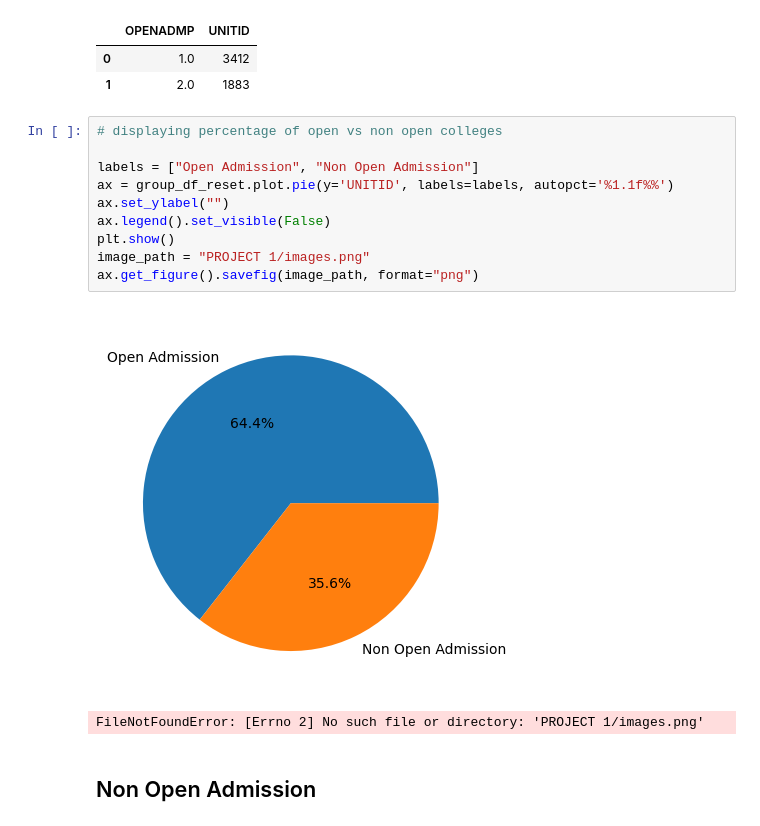
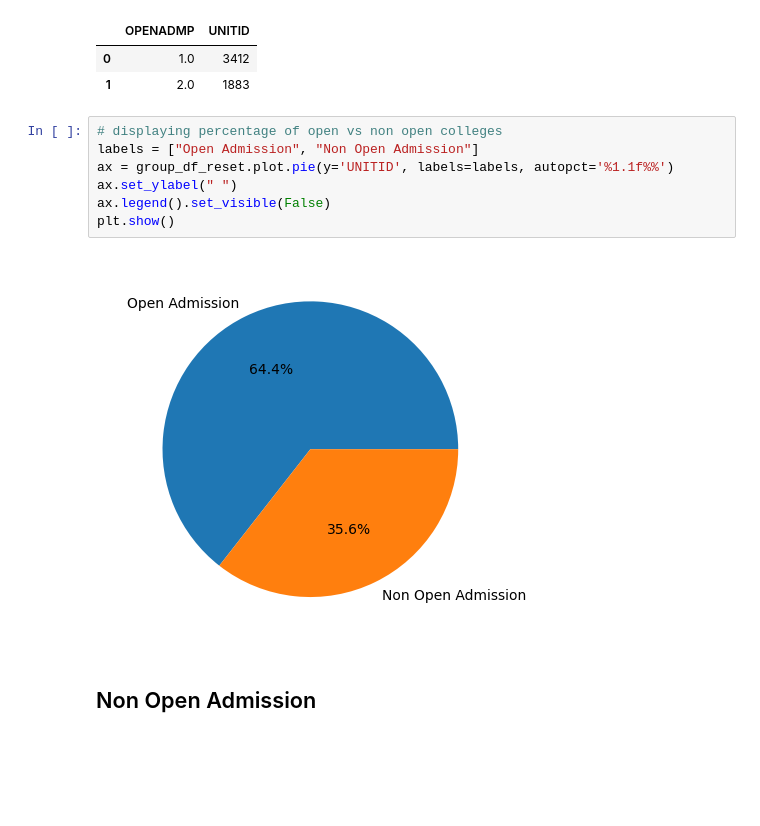
Before and after one commit to Wook22/Education_Institution_Data_Analysis, a Jupyter notebook: test_costanalysis.ipynb, the cells around one changed output. Saved outputs shown, nothing was run; the diff lists cells and outputs as text; blank space fills up the shorter version.

```diff
--- a/test_costanalysis.ipynb
+++ b/test_costanalysis.ipynb
@@ -70,17 +70,13 @@ group_df_reset
 | 1 | 2.0 | 1883 |
 # %%
 # displaying percentage of open vs non open colleges
-
 labels = ["Open Admission", "Non Open Admission"]
 ax = group_df_reset.plot.pie(y='UNITID', labels=labels, autopct='%1.1f%%')
-ax.set_ylabel("")
+ax.set_ylabel(" ")
 ax.legend().set_visible(False)
 plt.show()
-image_path = "PROJECT 1/images.png"
-ax.get_figure().savefig(image_path, format="png")
 # %% [output]
-[figure, old version]
+[figure, new version]
-FileNotFoundError: [Errno 2] No such file or directory: 'PROJECT 1/images.png'
 # %% [markdown]
 ## Non Open Admission
 # %% [markdown]
```
